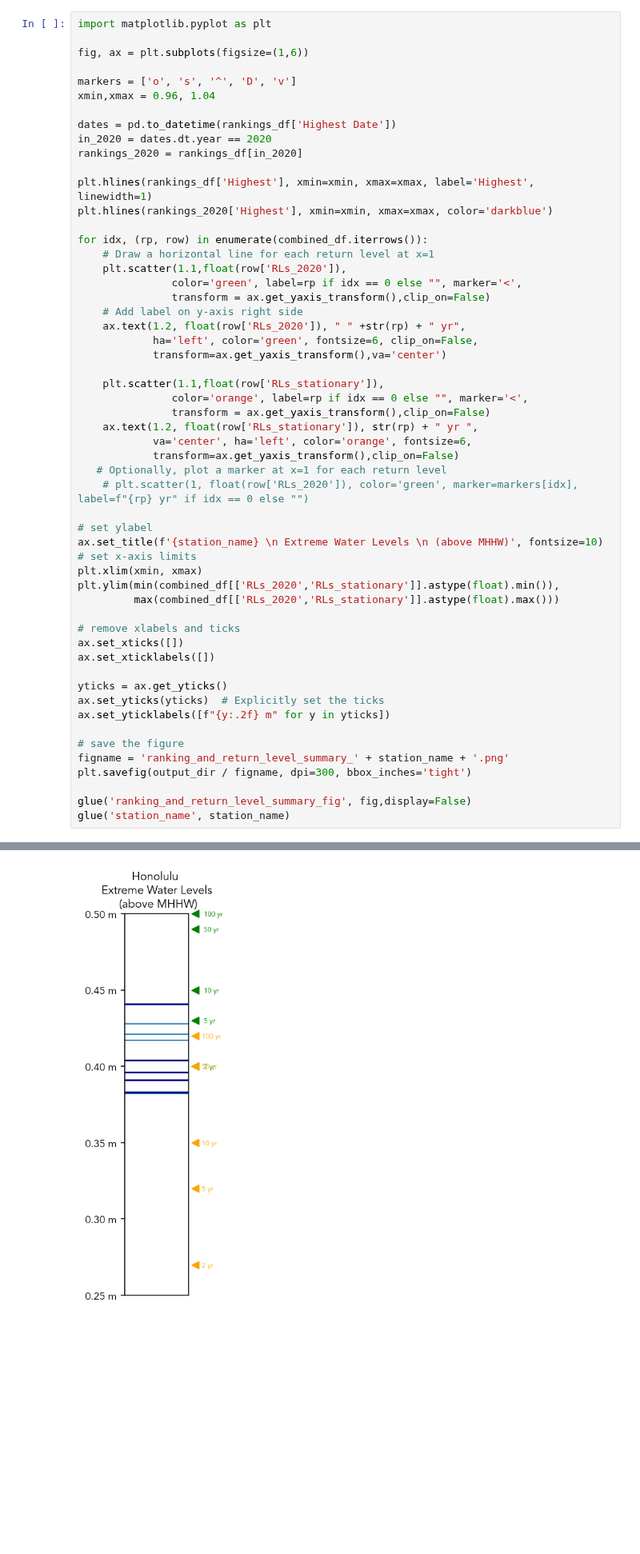
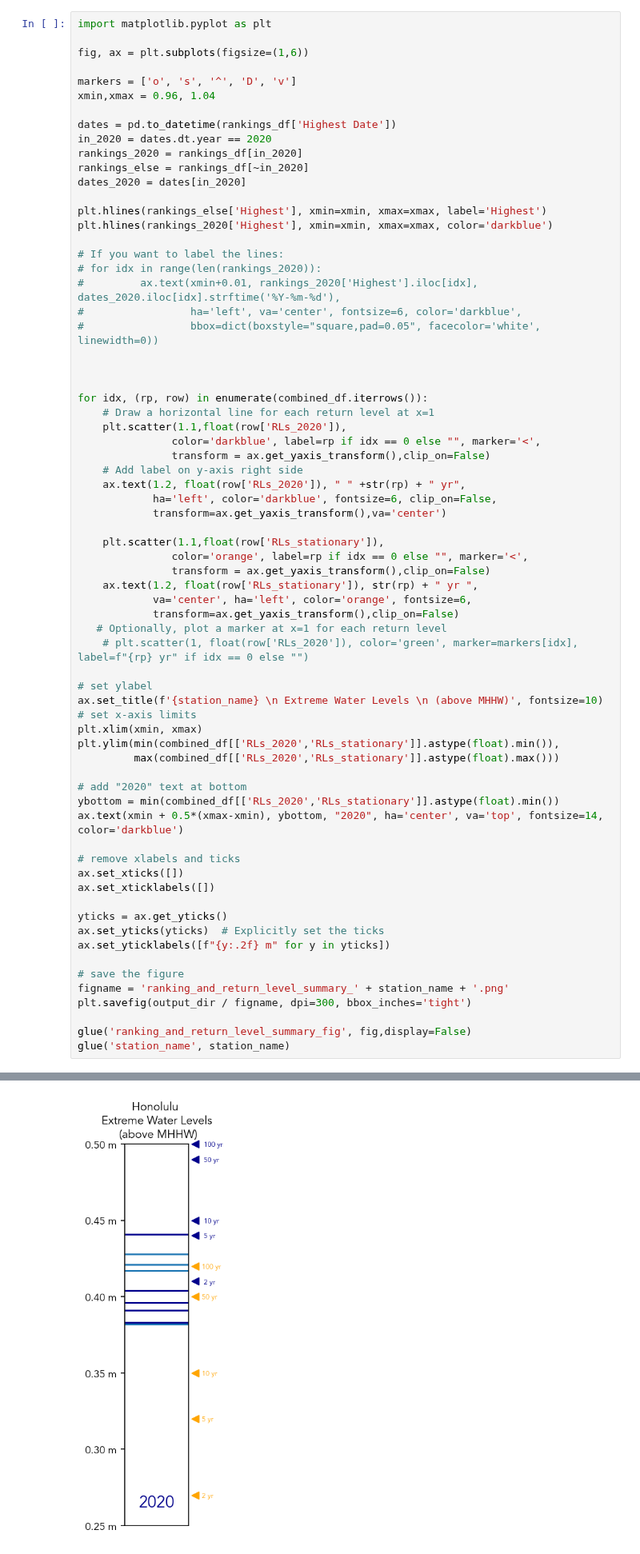
Before and after one commit to uhsealevelcenter/SL_Indicators, a Jupyter notebook: notebooks/ranking_and_return_level_summary.ipynb, the cells around one changed output, grey strips where cells are left out. Shown at 80% size. Cells and saved outputs as stored; diff of their text form; blank space fills up the shorter version.

````diff
--- a/notebooks/ranking_and_return_level_summary.ipynb
+++ b/notebooks/ranking_and_return_level_summary.ipynb
@@ -231,18 +251,28 @@ xmin,xmax = 0.96, 1.04
 dates = pd.to_datetime(rankings_df['Highest Date'])
 in_2020 = dates.dt.year == 2020
 rankings_2020 = rankings_df[in_2020]
+rankings_else = rankings_df[~in_2020]
+dates_2020 = dates[in_2020]
 
-plt.hlines(rankings_df['Highest'], xmin=xmin, xmax=xmax, label='Highest', linewidth=1)
+plt.hlines(rankings_else['Highest'], xmin=xmin, xmax=xmax, label='Highest')
 plt.hlines(rankings_2020['Highest'], xmin=xmin, xmax=xmax, color='darkblue')
+
+# If you want to label the lines:
+# for idx in range(len(rankings_2020)):
+#         ax.text(xmin+0.01, rankings_2020['Highest'].iloc[idx], dates_2020.iloc[idx].strftime('%Y-%m-%d'),
+#                 ha='left', va='center', fontsize=6, color='darkblue',
+#                 bbox=dict(boxstyle="square,pad=0.05", facecolor='white', linewidth=0))
+
+
 
 for idx, (rp, row) in enumerate(combined_df.iterrows()):
     # Draw a horizontal line for each return level at x=1
     plt.scatter(1.1,float(row['RLs_2020']),
-               color='green', label=rp if idx == 0 else "", marker='<',
+               color='darkblue', label=rp if idx == 0 else "", marker='<',
                transform = ax.get_yaxis_transform(),clip_on=False)
     # Add label on y-axis right side
     ax.text(1.2, float(row['RLs_2020']), " " +str(rp) + " yr",
-            ha='left', color='green', fontsize=6, clip_on=False,
+            ha='left', color='darkblue', fontsize=6, clip_on=False,
             transform=ax.get_yaxis_transform(),va='center')
 
     plt.scatter(1.1,float(row['RLs_stationary']),
@@ -251,34 +281,38 @@ for idx, (rp, row) in enumerate(combined_df.iterrows()):
     ax.text(1.2, float(row['RLs_stationary']), str(rp) + " yr ",
             va='center', ha='left', color='orange', fontsize=6,
             transform=ax.get_yaxis_transform(),clip_on=False)
    # Optionally, plot a marker at x=1 for each return level
     # plt.scatter(1, float(row['RLs_2020']), color='green', marker=markers[idx], label=f"{rp} yr" if idx == 0 else "")
 
 # set ylabel
 ax.set_title(f'{station_name} \n Extreme Water Levels \n (above MHHW)', fontsize=10)
 # set x-axis limits
 plt.xlim(xmin, xmax)
 plt.ylim(min(combined_df[['RLs_2020','RLs_stationary']].astype(float).min()),
          max(combined_df[['RLs_2020','RLs_stationary']].astype(float).max()))
 
+# add "2020" text at bottom
+ybottom = min(combined_df[['RLs_2020','RLs_stationary']].astype(float).min())
+ax.text(xmin + 0.5*(xmax-xmin), ybottom, "2020", ha='center', va='top', fontsize=14, color='darkblue')
+
 # remove xlabels and ticks
 ax.set_xticks([])
 ax.set_xticklabels([])
 
 yticks = ax.get_yticks()
 ax.set_yticks(yticks)  # Explicitly set the ticks
 ax.set_yticklabels([f"{y:.2f} m" for y in yticks])
 
 # save the figure
 figname = 'ranking_and_return_level_summary_' + station_name + '.png'
 plt.savefig(output_dir / figname, dpi=300, bbox_inches='tight')
 
 glue('ranking_and_return_level_summary_fig', fig,display=False)
 glue('station_name', station_name)
 # %% [output]
 [interactive output not drawn]
 'Honolulu'
-[figure, old version]
+[figure, new version]
 # %% [markdown]
 ```{glue:figure} ranking_and_return_level_summary_fig
 :name: "ranking_and_return_level_summary_fig"
````
Also changed, not shown: parts of 9 cells of this notebook.
